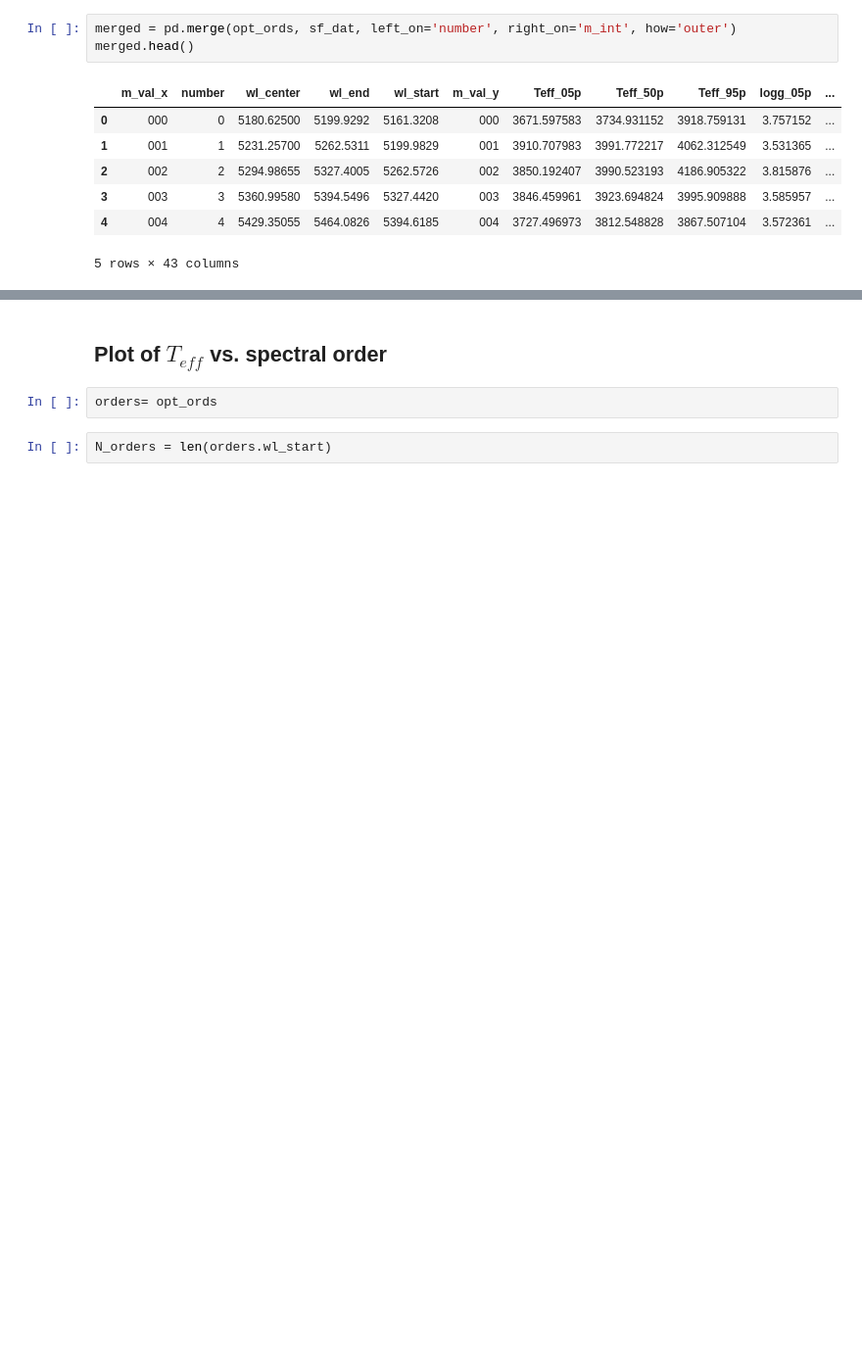
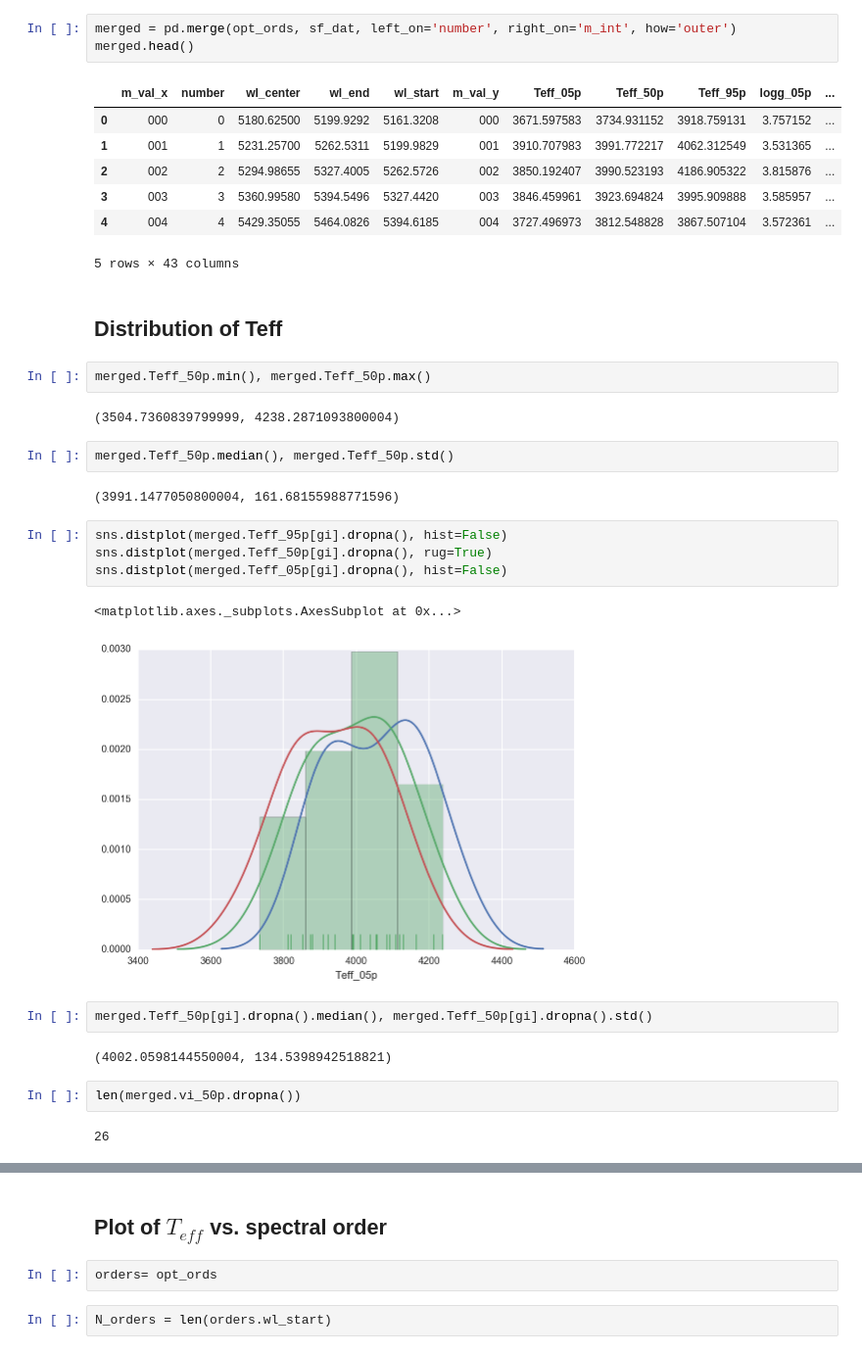
Before and after one commit to BrownDwarf/welter, a Jupyter notebook: notebooks/welter_issue005-03_Measured_Teff_vs_order_K_and_optical.ipynb, the cells around one changed output, grey strips where cells are left out. Shown at 98% size. Drawn from its saved outputs; the diff is of its cells as text; blank space fills up the shorter version.

```diff
--- a/notebooks/welter_issue005-03_Measured_Teff_vs_order_K_and_optical.ipynb
+++ b/notebooks/welter_issue005-03_Measured_Teff_vs_order_K_and_optical.ipynb
@@ -104,3 +104,28 @@ merged.head()
 | 3 | 003 | 3 | 5360.99580 | 5394.5496 | 5327.4420 | 003 | 3846.459961 | 3923.694824 | 3995.909888 | 3.585957 | ... |
 | 4 | 004 | 4 | 5429.35055 | 5464.0826 | 5394.6185 | 004 | 3727.496973 | 3812.548828 | 3867.507104 | 3.572361 | ... |
 5 rows × 43 columns
+# %% [markdown]
+## Distribution of Teff
+# %%
+merged.Teff_50p.min(), merged.Teff_50p.max()
+# %% [output]
+(3504.7360839799999, 4238.2871093800004)
+# %%
+merged.Teff_50p.median(), merged.Teff_50p.std()
+# %% [output]
+(3991.1477050800004, 161.68155988771596)
+# %%
+sns.distplot(merged.Teff_95p[gi].dropna(), hist=False)
+sns.distplot(merged.Teff_50p[gi].dropna(), rug=True)
+sns.distplot(merged.Teff_05p[gi].dropna(), hist=False)
+# %% [output]
+<matplotlib.axes._subplots.AxesSubplot at 0x...>
+[figure, added]
+# %%
+merged.Teff_50p[gi].dropna().median(), merged.Teff_50p[gi].dropna().std()
+# %% [output]
+(4002.0598144550004, 134.5398942518821)
+# %%
+len(merged.vi_50p.dropna())
+# %% [output]
+26
```
Also changed, not shown: parts of 6 cells of this notebook, 2 other files.
